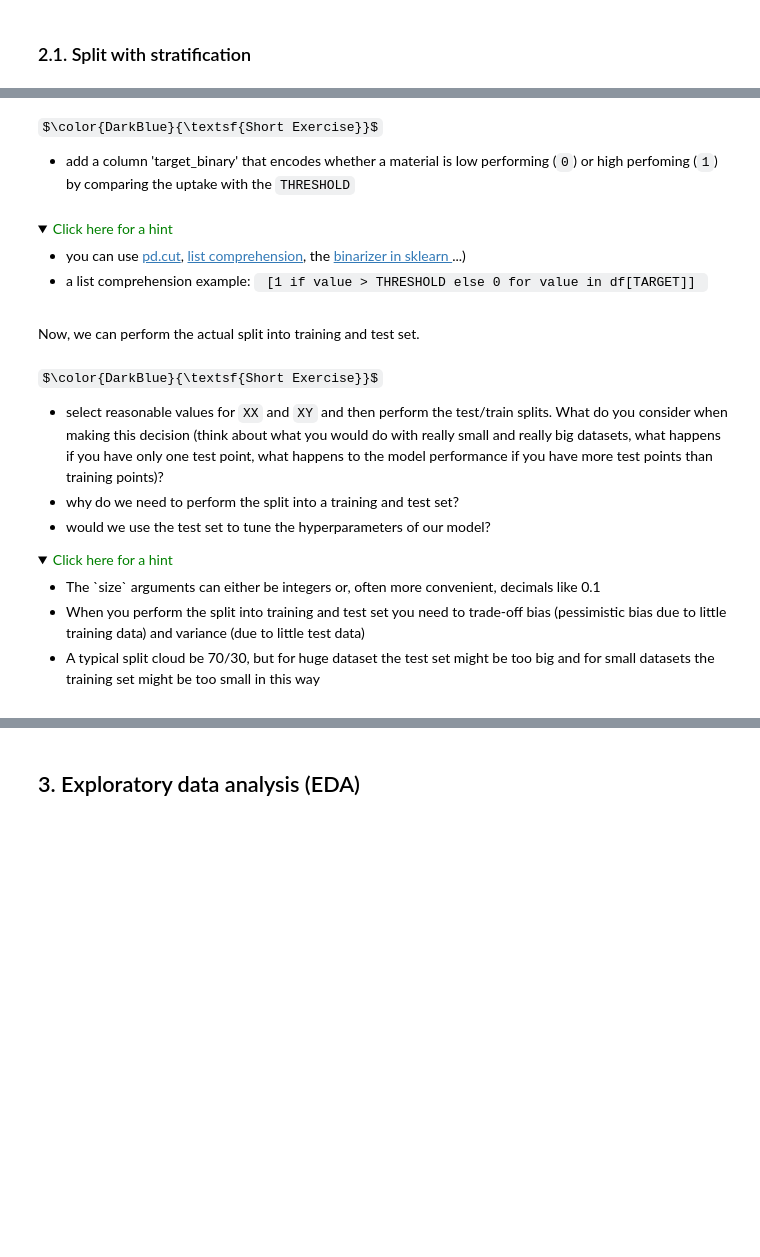
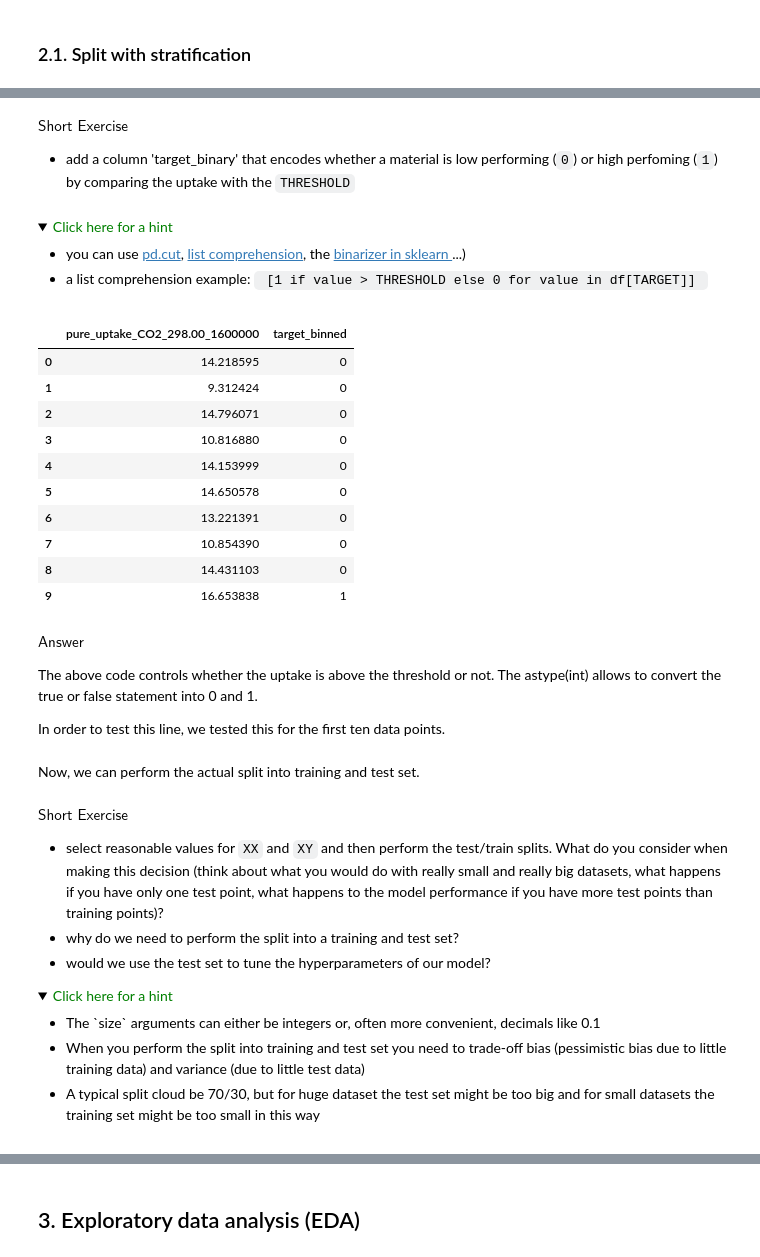
Before and after one commit to clarice-m04/modellinglab, a Jupyter notebook: group#_block3_project.ipynb, the cells around one changed output, grey strips where cells are left out. Saved outputs shown, nothing was run; the diff lists cells and outputs as text; code cells hidden in the pictures; folded sections open; some formulas as TeX source; blank space fills up the shorter version.

Commit message:
firstpartdone

```diff
--- a/group#_block3_project.ipynb
+++ b/group#_block3_project.ipynb
@@ -534,5 +555,5 @@ For stratification to work, we to define what makes a "good" or a "bad" material
 # %% [markdown]
- $\color{DarkBlue}{\textsf{Short Exercise}}$
+ ${\textsf{Short Exercise}}$
  - add a column 'target_binary' that encodes whether a material is low performing (`0`) or high perfoming (`1`) by comparing the uptake with the `THRESHOLD`
 # %% [markdown]
 <details>
@@ -549,7 +570,27 @@ df[TARGET_BINARY] = # add your code
+# %%
+df[[TARGET, TARGET_BINARY]].head(10)
+# %% [output]
+|  | pure_uptake_CO2_298.00_1600000 | target_binned |
+| 0 | 14.218595 | 0 |
+| 1 | 9.312424 | 0 |
+| 2 | 14.796071 | 0 |
+| 3 | 10.816880 | 0 |
+| 4 | 14.153999 | 0 |
+| 5 | 14.650578 | 0 |
+| 6 | 13.221391 | 0 |
+| 7 | 10.854390 | 0 |
+| 8 | 14.431103 | 0 |
+| 9 | 16.653838 | 1 |
+# %% [markdown]
+ ${\textsf{Answer}}$
+
+The above code controls whether the uptake is above the threshold or not. The astype(int) allows to convert the true or false statement into 0 and 1.
+
+In order to test this line, we tested this for the first ten data points.
 # %% [markdown]
 Now, we can perform the actual split into training and test set.
 # %% [markdown]
- $\color{DarkBlue}{\textsf{Short Exercise}}$
+ ${\textsf{Short Exercise}}$
 - select reasonable values for `XX` and `XY` and then perform the test/train splits. What do you consider when making this decision (think about what you would do with really small and really big datasets, what happens if you have only one test point, what happens to the model performance if you have more test points than training points)?
 - why do we need to perform the split into a training and test set?
 - would we use the test set to tune the hyperparameters of our model?
```
Also changed, not shown: parts of 23 cells of this notebook, 1 other file.
